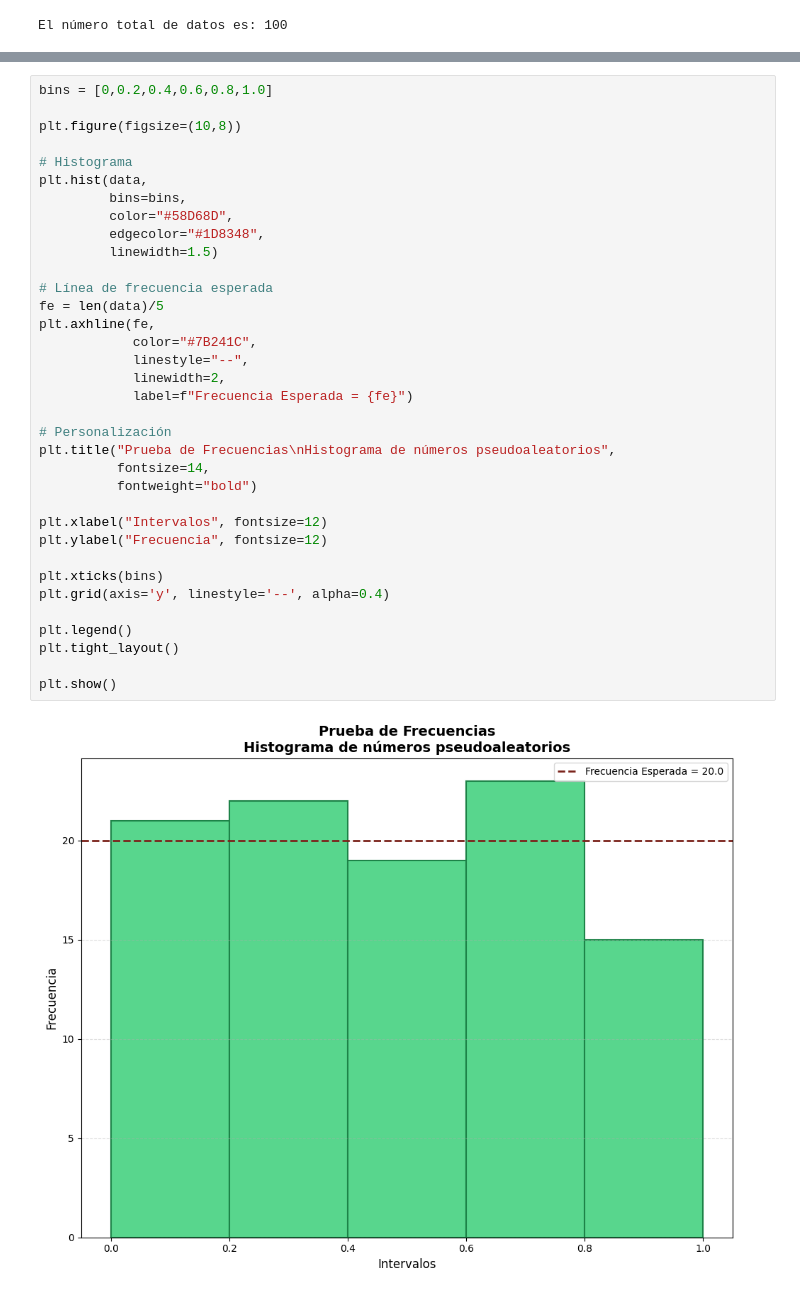
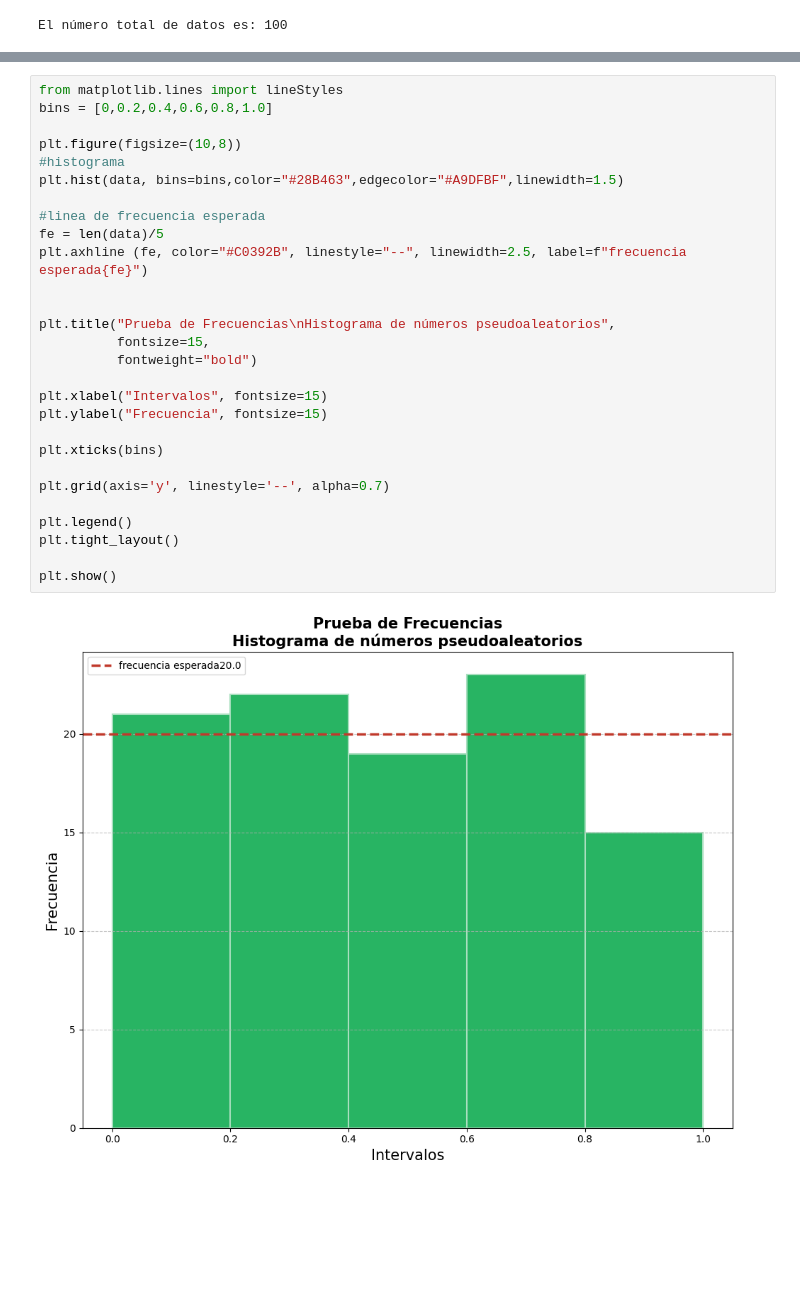
Before and after one commit to KarlaMichelleSorianoSanhez/Simulacion-I, a Jupyter notebook: prueba_frecuencias.ipynb, the cells around one changed output, grey strips where cells are left out. Drawn from its saved outputs; the diff is of its cells as text; blank space fills up the shorter version.

```diff
--- a/prueba_frecuencias.ipynb
+++ b/prueba_frecuencias.ipynb
@@ -205,38 +185,31 @@ No se rechaza H₀ → Uniforme.
 # %%
+from matplotlib.lines import lineStyles
 bins = [0,0.2,0.4,0.6,0.8,1.0]
 
 plt.figure(figsize=(10,8))
+#histograma
+plt.hist(data, bins=bins,color="#28B463",edgecolor="#A9DFBF",linewidth=1.5)
 
-# Histograma
-plt.hist(data,
-         bins=bins,
-         color="#58D68D",
-         edgecolor="#1D8348",
-         linewidth=1.5)
+#linea de frecuencia esperada
+fe = len(data)/5
+plt.axhline (fe, color="#C0392B", linestyle="--", linewidth=2.5, label=f"frecuencia esperada{fe}")
 
-# Línea de frecuencia esperada
-fe = len(data)/5
-plt.axhline(fe,
-            color="#7B241C",
-            linestyle="--",
-            linewidth=2,
-            label=f"Frecuencia Esperada = {fe}")
 
-# Personalización
 plt.title("Prueba de Frecuencias\nHistograma de números pseudoaleatorios",
-          fontsize=14,
+          fontsize=15,
           fontweight="bold")
 
-plt.xlabel("Intervalos", fontsize=12)
-plt.ylabel("Frecuencia", fontsize=12)
+plt.xlabel("Intervalos", fontsize=15)
+plt.ylabel("Frecuencia", fontsize=15)
 
 plt.xticks(bins)
-plt.grid(axis='y', linestyle='--', alpha=0.4)
+
+plt.grid(axis='y', linestyle='--', alpha=0.7)
 
 plt.legend()
 plt.tight_layout()
 
 plt.show()
 # %% [output]
-[figure, old version]
+[figure, new version]
 # %% [markdown]
```
Also changed, not shown: parts of 10 cells of this notebook.
